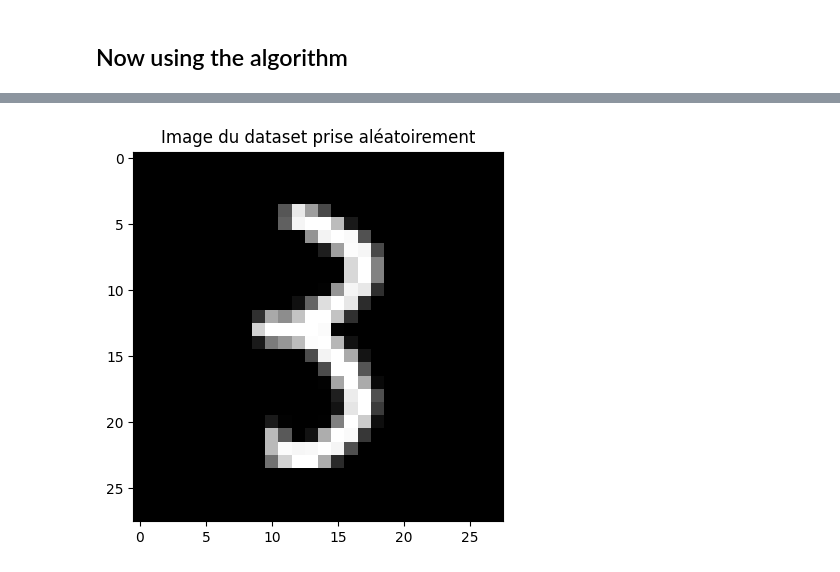
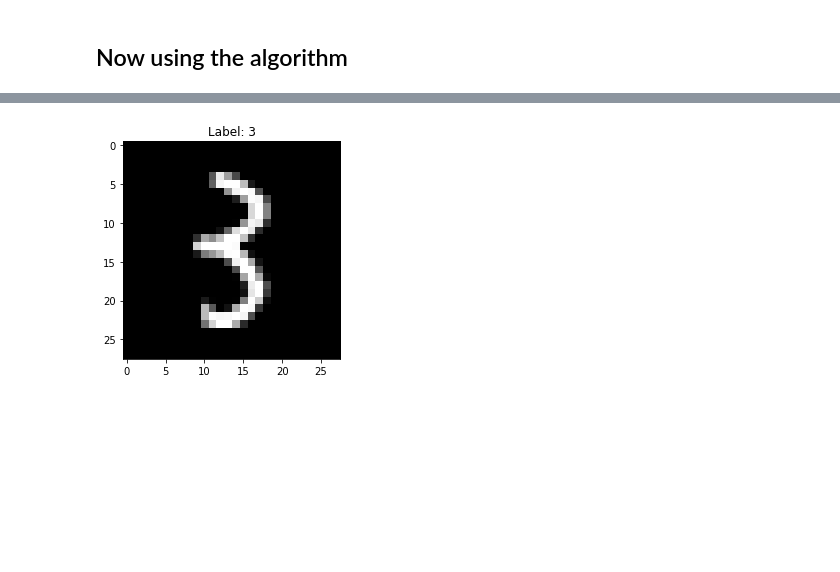
Before and after one commit to Elesdes/5IABD_UnsupervisedDL, a Jupyter notebook: src/algorithms/pca/ACP.ipynb, the cells around one changed output, grey strips where cells are left out. Drawn from its saved outputs; the diff is of its cells as text; code cells hidden in the pictures; blank space fills up the shorter version.

```diff
--- a/src/algorithms/pca/ACP.ipynb
+++ b/src/algorithms/pca/ACP.ipynb
@@ -29,15 +25,12 @@ def load_data_ACP(choice=0):
                 file_path = os.path.join(subdir, file)
                 try:
                     with Image.open(file_path) as img:
-                        img = img.convert('L')
-                        # img = img.resize((28, 28), Image.ANTIALIAS)
+                        # Supprimer la conversion en noir et blanc
                         img_array = np.array(img)
                         image_list.append(img_array)
                 except Exception as e:
                     print(f"Error loading image {file_path}: {e}")
             target += 1
-
-        # print(np.array(image_list))
         return (np.array(image_list), np.array(target_list)), (None, None)
     else:
         return keras.datasets.mnist.load_data()
@@ -162,21 +152,29 @@ def know_k(eig_values_sorted, target_percent=0.85):
 # %% [markdown]
 ## Show image
 # %%
-def show_img(img, title):
-    img_size = math.isqrt(len(img))
-    if len(img) % img_size != 0:
-        raise NotImplementedError("Image de taille invalide")
-    if type(img) is pd.Series:
-        img = img.values.reshape(img_size, img_size)
+def show_img(img, label, dim_number):
+    if dim_number == 3:
+        img_size = int(math.sqrt(len(img) // 3))
+        if len(img) % (img_size * img_size * 3) != 0:
+            raise NotImplementedError("Image de taille invalide")
+        img = img.reshape(img_size, img_size, 3)
+        plt.imshow(img.astype(int))
+    elif dim_number == 2:
+        img_size = math.isqrt(len(img))
+        if len(img) % img_size != 0:
+            raise NotImplementedError("Image de taille invalide")
+        img = img.reshape(img_size, img_size)
+        plt.imshow(img.astype(int), cmap='gray')
     else:
-        img = img.reshape(img_size, img_size)
-    plt.imshow(img, cmap='gray')
-    plt.title(title)
+        raise NotImplementedError("Dimensions de l'image anormales")
+
+    plt.title(f"Label: {label}")
     plt.show()
 # %% [markdown]
 ## Now using the algorithm
 # %%
 (x_train, y_train), (_, _) = load_data_ACP(0)
+dim_number = len(x_train.shape) - 1
 x_train, y_train = shuffle(x_train, y_train, random_state=0)
 # %%
 compare_pca(x_train, y_train)
@@ -186,8 +184,7 @@ compare_pca(x_train, y_train)
 # %%
-x_train = x_train.reshape((x_train.shape[0], -1))
-df = pd.DataFrame(x_train).astype(int)
-target = pd.DataFrame(y_train).astype(int)
-show_img(df.iloc[0], "Image du dataset prise aléatoirement")
+x_train = x_train.reshape((x_train.shape[0], -1)).astype(int)
+target = y_train.astype(int)
+show_img(x_train[0], target[0], dim_number)
 # %% [output]
-[figure, old version]
+[figure, new version]
 # %%
```
Also changed, not shown: parts of 13 cells of this notebook.
